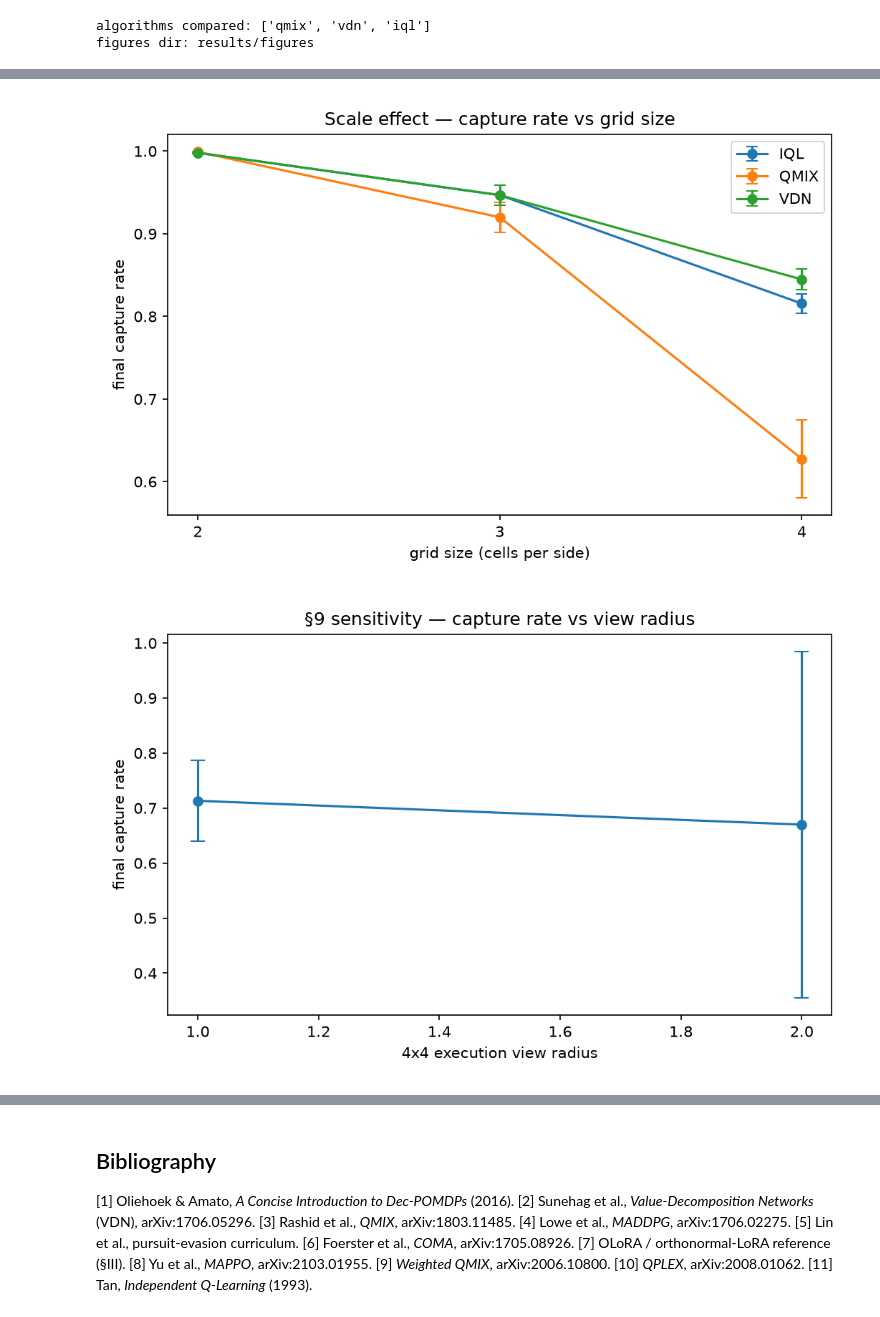
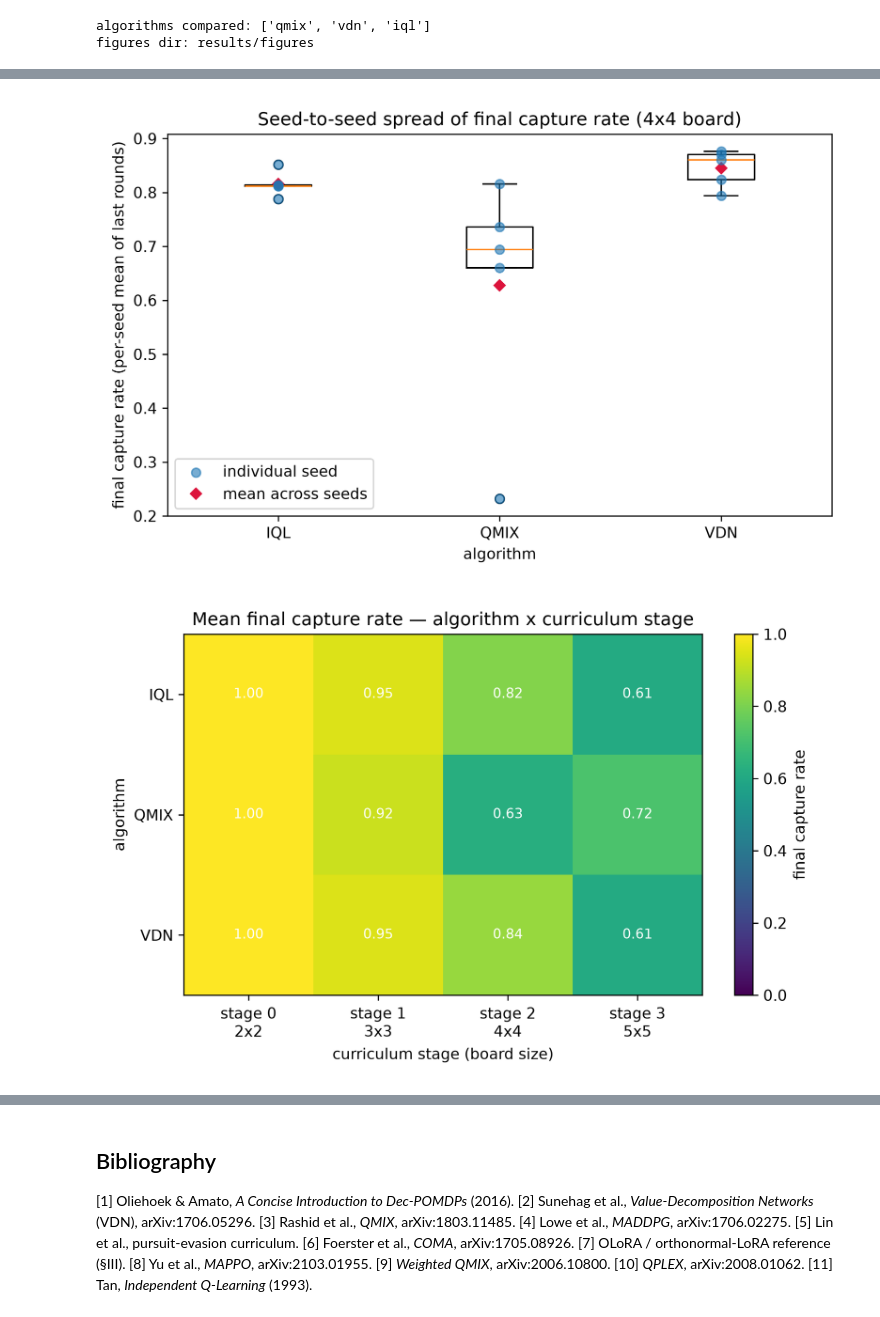
Before and after one commit to adirelm/MARLCopsRobbers, a Jupyter notebook: notebooks/analysis.ipynb, the cells around one changed output, grey strips where cells are left out. Saved outputs shown, nothing was run; the diff lists cells and outputs as text; code cells hidden in the pictures.

```diff
--- a/notebooks/analysis.ipynb
+++ b/notebooks/analysis.ipynb
@@ -32,14 +32,17 @@ print("figures dir:", fig_dir.relative_to(ROOT))  # relative — never print the
 algorithms compared: ['qmix', 'vdn', 'iql']
 figures dir: results/figures
 # %%
-# Display F1/F2/F5/F6 + the sensitivity sweep + F7 (regenerate first: scripts/run_results.py -> src.results.make_figures).
+# Display the plotted figures (regenerate first: scripts/run_results.py -> src.results.make_figures).
 from IPython.display import Image, display
 
 figures = [
-    "learning_curves",       # F1 — capture rate vs round (mean +/- SE)
-    "loss_curves",           # F2 — training loss
-    "baseline_comparison",   # F5 — IQL vs VDN vs QMIX
-    "scaling",               # F6 — capture rate vs grid size
+    "learning_curves",       # F1 — 5x5 §5.1 final test: capture/escape rate vs round (mean +/- SE)
+    "loss_curves",           # F2 — per-network TD loss at the same 5x5 final stage
+    "baseline_comparison",   # F5 — IQL vs VDN vs QMIX at the 4x4 TWO-COP stage (where arms separate)
+    "final_distribution",    # F8 — per-seed spread behind F5 (V3-§9.3 box)
+    "capture_heatmap",       # F9 — algorithm x curriculum stage (V3-§9.3 heatmap)
+    "scaling",               # F6 — across curriculum stages (board size AND team size vary)
+    "return_curves",         # F1b — §7.3(a) literal cumulative episodic return
     "sensitivity_view_radius",  # V3-§9 sensitivity sweep
     "minimax_q",             # F7 — Minimax-Q equilibrium baseline (L11 §5 bonus)
 ]
@@ -56,2 +59,2 @@ for name in figures:
-[figure, old version]
+[figure, new version]
-[figure, old version]
+[figure, new version]
```
Also changed, not shown: parts of 2 cells of this notebook, 3 other files.
